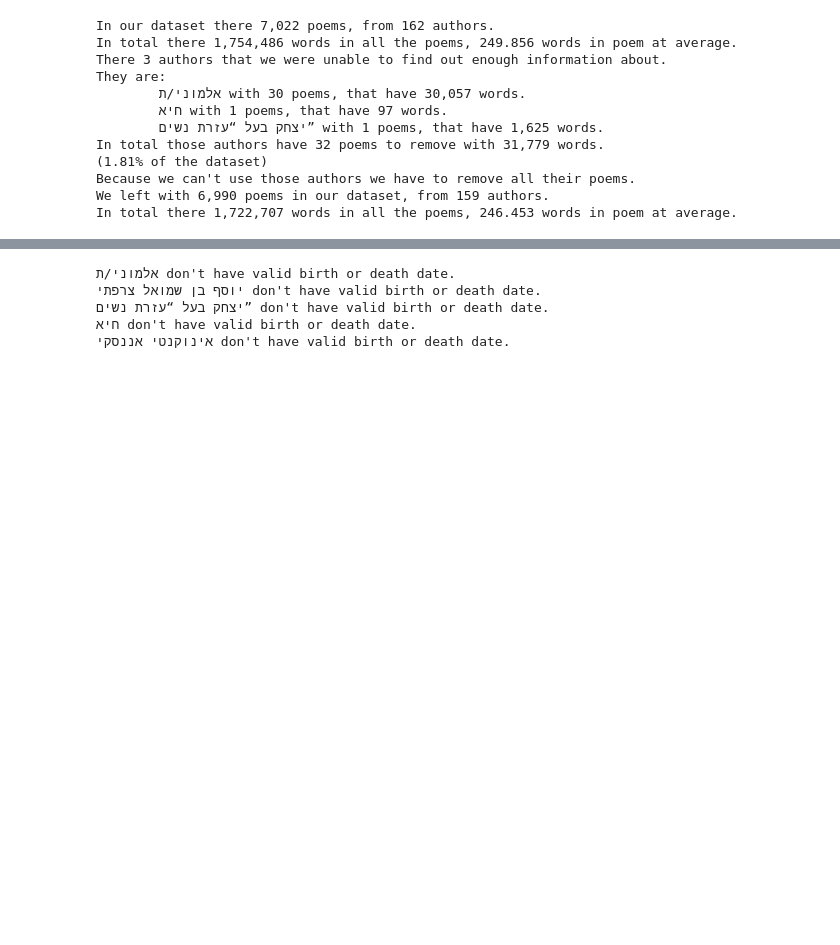
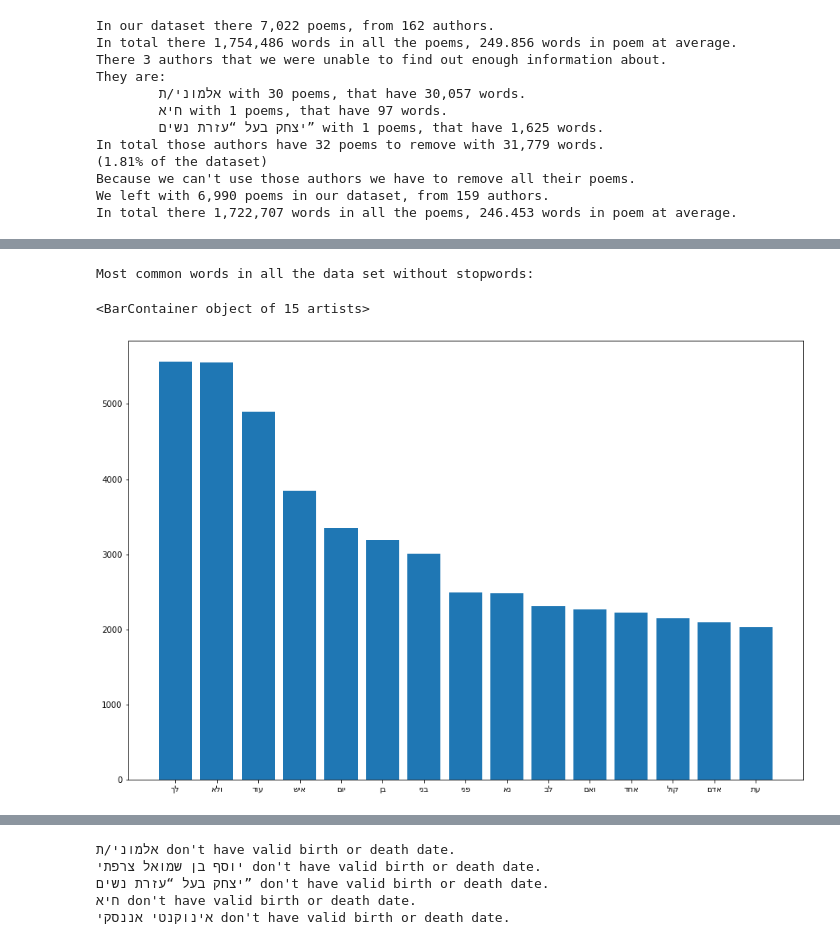
Before and after one commit to ronamir1/NLP-finalProject, a Jupyter notebook: Data_Processing/data_exploration.ipynb, the cells around one changed output, grey strips where cells are left out. Drawn from its saved outputs; the diff is of its cells as text; code cells hidden in the pictures; blank space fills up the shorter version.

```diff
--- a/Data_Processing/data_exploration.ipynb
+++ b/Data_Processing/data_exploration.ipynb
@@ -114,0 +120,7 @@ create_word_cloud_from_corpus(df.content, OUTPUT_DIR_PATH / "corpus_word_cloud.p
+# %%
+print("Most common words in all the data set without stopwords:")
+most_common_words(df.content, 15, OUTPUT_DIR_PATH / "words_count_all_text_wo_stopwords.txt", STOP_WORDS)
+# %% [output]
+Most common words in all the data set without stopwords:
+<BarContainer object of 15 artists>
+[figure, added]
```
Also changed, not shown: parts of 17 cells of this notebook.
